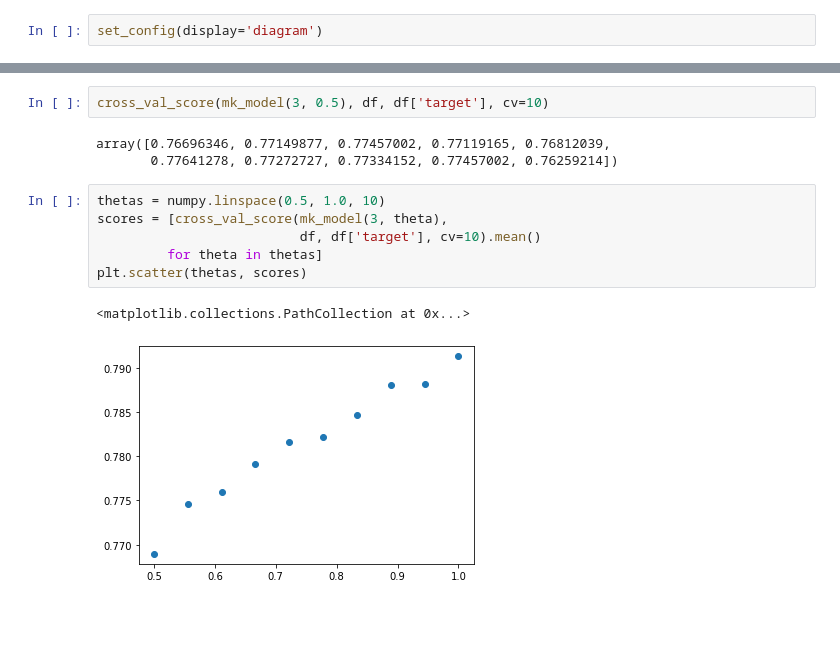
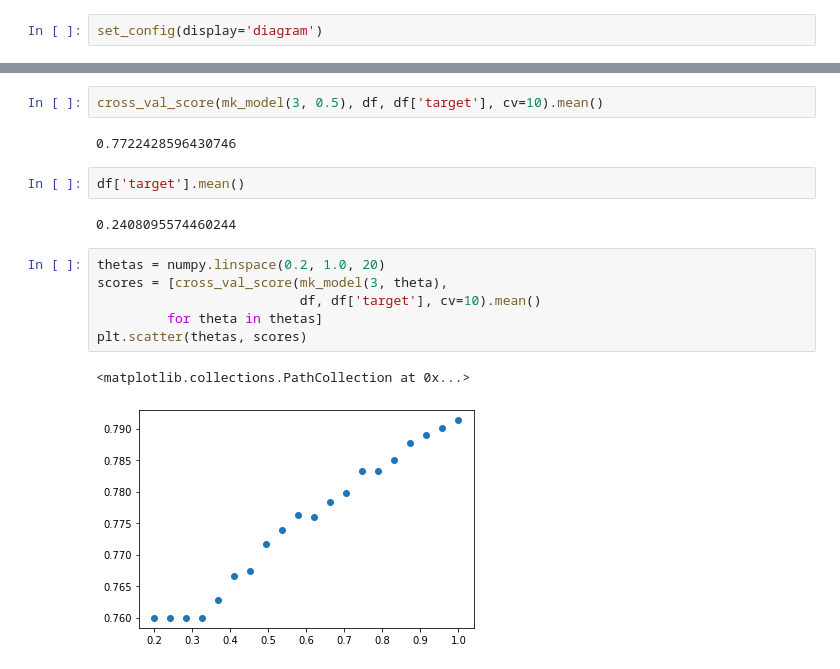
Before and after one commit to dhesse/IN-STK5000-Autumn-2022, a Jupyter notebook: nbhome/31 Randomization.ipynb, the cells around one changed output, grey strips where cells are left out. Saved outputs shown, nothing was run; the diff lists cells and outputs as text; blank space fills up the shorter version.

```diff
--- a/nbhome/31 Randomization.ipynb
+++ b/nbhome/31 Randomization.ipynb
@@ -161,16 +161,19 @@ Pipeline(steps=[('feature_transform',
                                                   ['age', 'hours-per-week'])])),
                 ('classifier', DecisionTreeClassifier(max_depth=3))])
 # %%
-cross_val_score(mk_model(3, 0.5), df, df['target'], cv=10)
+cross_val_score(mk_model(3, 0.5), df, df['target'], cv=10).mean()
 # %% [output]
-array([0.76696346, 0.77149877, 0.77457002, 0.77119165, 0.76812039,
-       0.77641278, 0.77272727, 0.77334152, 0.77457002, 0.76259214])
+0.7722428596430746
+# %%
+df['target'].mean()
+# %% [output]
+0.2408095574460244
 # %%
-thetas = numpy.linspace(0.5, 1.0, 10)
+thetas = numpy.linspace(0.2, 1.0, 20)
 scores = [cross_val_score(mk_model(3, theta),
                           df, df['target'], cv=10).mean()
          for theta in thetas]
 plt.scatter(thetas, scores)
 # %% [output]
 <matplotlib.collections.PathCollection at 0x...>
-[figure, old version]
+[figure, new version]
```
Also changed, not shown: parts of 2 cells of this notebook, 2 other files.
